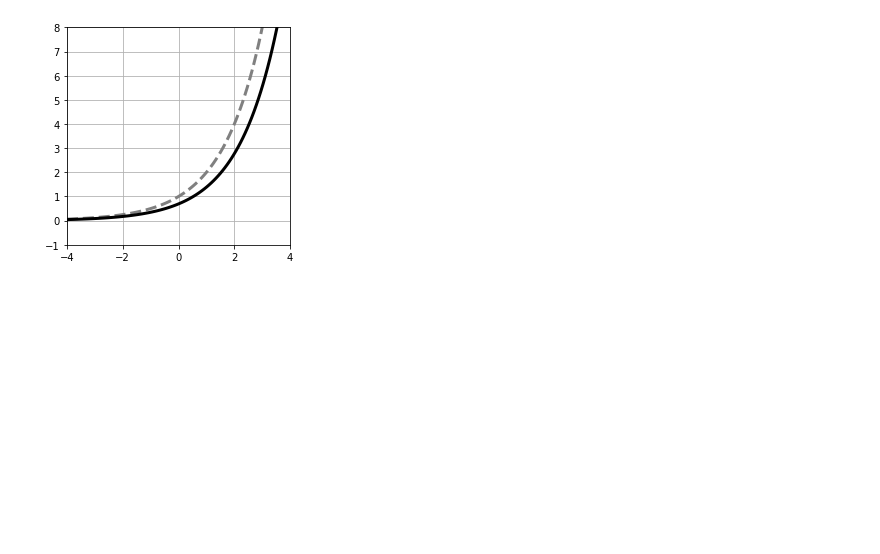
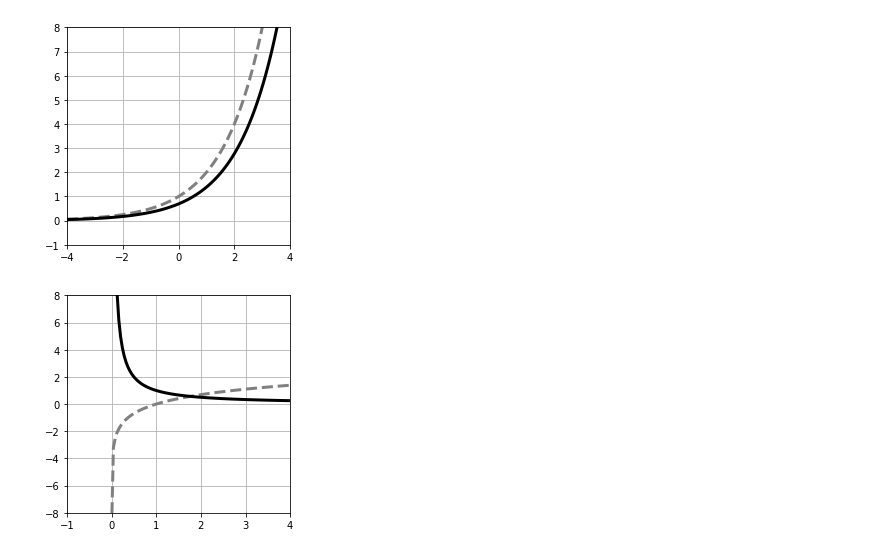
Before and after one commit to senseilearning/New-textbook-for-machine-learning, a Jupyter notebook: Chapter4.ipynb, the cells around one changed output. Saved outputs shown, nothing was run; the diff lists cells and outputs as text; code cells hidden in the pictures; blank space fills up the shorter version.

```diff
--- a/Chapter4.ipynb
+++ b/Chapter4.ipynb
@@ -299,3 +299,18 @@ plt.grid(True)
 plt.show()
 # %% [output]
 [figure]
+# %%
+# list 4-4-5
+x = np.linspace(0.0001, 4, 100)
+y = np.log(x)
+dy = 1 / x
+
+plt.figure(figsize=(4, 4))
+plt.plot(x, y, 'gray', linestyle = '--', linewidth=3)
+plt.plot(x, dy, color='black', linewidth=3)
+plt.ylim(-8, 8)
+plt.xlim(-1, 4)
+plt.grid(True)
+plt.show()
+# %% [output]
+[figure, added]
```
